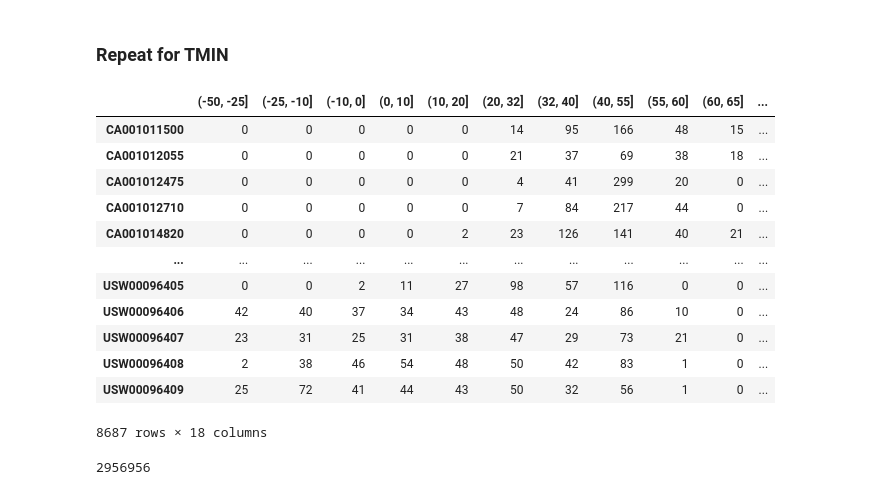
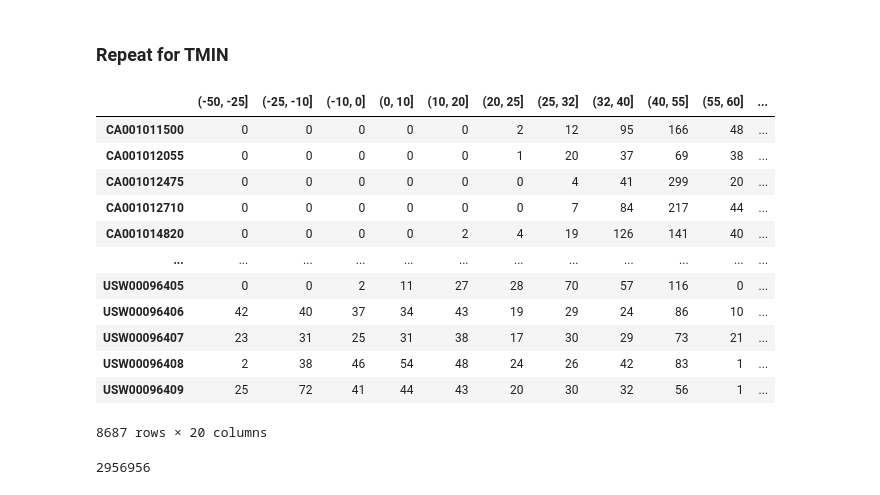
Before and after one commit to jflachman/DU-project-1, a Jupyter notebook: step3_add_summaries.ipynb, the cells around one changed output. Cells and saved outputs as stored; diff of their text form; code cells hidden in the pictures.

```diff
--- a/step3_add_summaries.ipynb
+++ b/step3_add_summaries.ipynb
@@ -248,26 +247,26 @@ weather_data_TMAX_df
 ### Repeat for TMIN
 # %%
 ### TMIN
-temp_bins = [-50, -25, -10, 0, 10, 20, 32, 40, 55, 60, 65, 70, 75, 80, 85, 90, 100, 110, 120]
-#temp_headings = ['-50 To -25', '-25 To -10', '-10 To 0', '0 To 10', '10 To 20', '20 To 32', '32 To 40', '40 To 55', '55 To 60', '60 To 65', '65 To 70', '70 To 75', '75 To 80', '80 To 85', '85 To 90', '90 To 100', '100 To 110', '110 To 120']
+temp_bins = [-50, -25, -10, 0, 10, 20, 25, 32, 40, 55, 60, 65, 70, 75, 80, 85, 90, 95, 100, 110, 120]
+#temp_headings = ['-50 To -25', '-25 To -10', '-10 To 0', '0 To 10', '10 To 20', '20 To 25', '25 To 32', '32 To 40', '40 To 55', '55 To 60', '60 To 65', '65 To 70', '70 To 75', '75 To 80', '80 To 85', '85 To 90', '90 To 95', '95 To 100', '100 To 110', '110 To 120']
 
 weather_data_TMIN_df = pd.crosstab(weather_data_df['ID'], pd.cut(weather_data_df['TMIN'], temp_bins)).rename_axis(columns=None, index=None)
 
 weather_data_TMIN_df
 # %% [output]
-|  | (-50, -25] | (-25, -10] | (-10, 0] | (0, 10] | (10, 20] | (20, 32] | (32, 40] | (40, 55] | (55, 60] | (60, 65] | ... |
-| CA001011500 | 0 | 0 | 0 | 0 | 0 | 14 | 95 | 166 | 48 | 15 | ... |
-| CA001012055 | 0 | 0 | 0 | 0 | 0 | 21 | 37 | 69 | 38 | 18 | ... |
-| CA001012475 | 0 | 0 | 0 | 0 | 0 | 4 | 41 | 299 | 20 | 0 | ... |
-| CA001012710 | 0 | 0 | 0 | 0 | 0 | 7 | 84 | 217 | 44 | 0 | ... |
-| CA001014820 | 0 | 0 | 0 | 0 | 2 | 23 | 126 | 141 | 40 | 21 | ... |
+|  | (-50, -25] | (-25, -10] | (-10, 0] | (0, 10] | (10, 20] | (20, 25] | (25, 32] | (32, 40] | (40, 55] | (55, 60] | ... |
+| CA001011500 | 0 | 0 | 0 | 0 | 0 | 2 | 12 | 95 | 166 | 48 | ... |
+| CA001012055 | 0 | 0 | 0 | 0 | 0 | 1 | 20 | 37 | 69 | 38 | ... |
+| CA001012475 | 0 | 0 | 0 | 0 | 0 | 0 | 4 | 41 | 299 | 20 | ... |
+| CA001012710 | 0 | 0 | 0 | 0 | 0 | 0 | 7 | 84 | 217 | 44 | ... |
+| CA001014820 | 0 | 0 | 0 | 0 | 2 | 4 | 19 | 126 | 141 | 40 | ... |
 | ... | ... | ... | ... | ... | ... | ... | ... | ... | ... | ... | ... |
-| USW00096405 | 0 | 0 | 2 | 11 | 27 | 98 | 57 | 116 | 0 | 0 | ... |
-| USW00096406 | 42 | 40 | 37 | 34 | 43 | 48 | 24 | 86 | 10 | 0 | ... |
-| USW00096407 | 23 | 31 | 25 | 31 | 38 | 47 | 29 | 73 | 21 | 0 | ... |
-| USW00096408 | 2 | 38 | 46 | 54 | 48 | 50 | 42 | 83 | 1 | 0 | ... |
-| USW00096409 | 25 | 72 | 41 | 44 | 43 | 50 | 32 | 56 | 1 | 0 | ... |
+| USW00096405 | 0 | 0 | 2 | 11 | 27 | 28 | 70 | 57 | 116 | 0 | ... |
+| USW00096406 | 42 | 40 | 37 | 34 | 43 | 19 | 29 | 24 | 86 | 10 | ... |
+| USW00096407 | 23 | 31 | 25 | 31 | 38 | 17 | 30 | 29 | 73 | 21 | ... |
+| USW00096408 | 2 | 38 | 46 | 54 | 48 | 24 | 26 | 42 | 83 | 1 | ... |
+| USW00096409 | 25 | 72 | 41 | 44 | 43 | 20 | 30 | 32 | 56 | 1 | ... |
-8687 rows × 18 columns
+8687 rows × 20 columns
 # %%
 # Sum all columns and rows TMIN
 sums = weather_data_TMIN_df.sum().sum()
```
Also changed, not shown: parts of 20 cells of this notebook, 2 other files.
